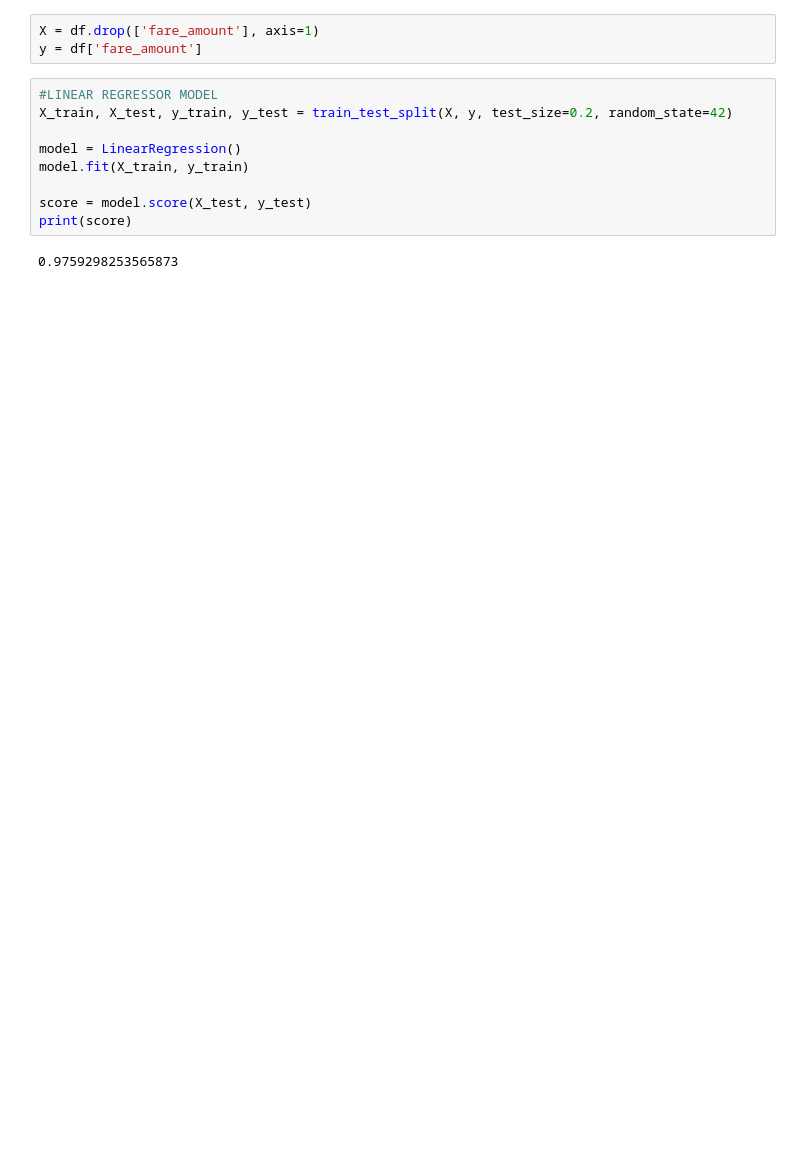
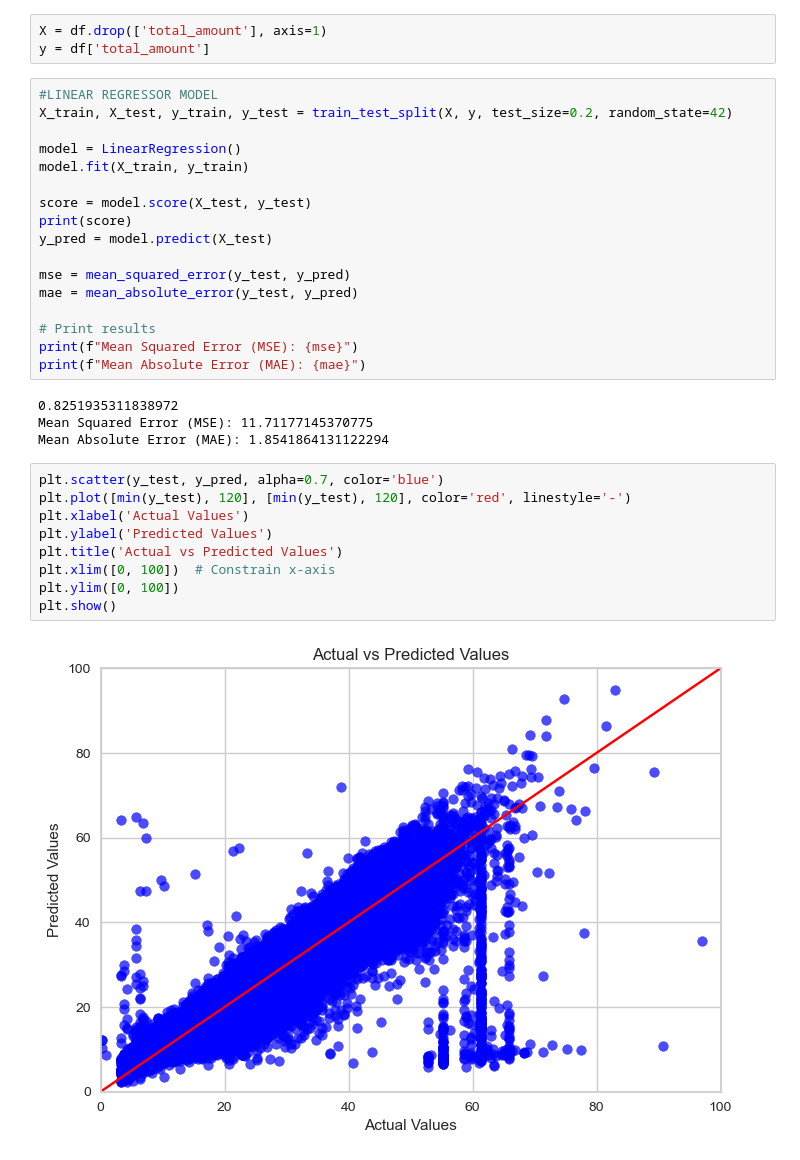
Before and after one commit to BrembillaNiccolo/MLFinalProjectUIC, a Jupyter notebook: Preprocessing2/RegressionModels.ipynb, the cells around one changed output. Drawn from its saved outputs; the diff is of its cells as text; blank space fills up the shorter version.

Commit message:
Regression Models on new PreProcessing

```diff
--- a/Preprocessing2/RegressionModels.ipynb
+++ b/Preprocessing2/RegressionModels.ipynb
@@ -63,6 +73,6 @@ else:
 # %%
-X = df.drop(['fare_amount'], axis=1)
-y = df['fare_amount']
+X = df.drop(['total_amount'], axis=1)
+y = df['total_amount']
 # %%
 #LINEAR REGRESSOR MODEL
 X_train, X_test, y_train, y_test = train_test_split(X, y, test_size=0.2, random_state=42)
@@ -72,5 +82,26 @@ model.fit(X_train, y_train)
 
 score = model.score(X_test, y_test)
 print(score)
+y_pred = model.predict(X_test)
+
+mse = mean_squared_error(y_test, y_pred)
+mae = mean_absolute_error(y_test, y_pred)
+
+# Print results
+print(f"Mean Squared Error (MSE): {mse}")
+print(f"Mean Absolute Error (MAE): {mae}")
 # %% [output]
-0.9759298253565873
+0.8251935311838972
+Mean Squared Error (MSE): 11.71177145370775
+Mean Absolute Error (MAE): 1.8541864131122294
+# %%
+plt.scatter(y_test, y_pred, alpha=0.7, color='blue')
+plt.plot([min(y_test), 120], [min(y_test), 120], color='red', linestyle='-')
+plt.xlabel('Actual Values')
+plt.ylabel('Predicted Values')
+plt.title('Actual vs Predicted Values')
+plt.xlim([0, 100])  # Constrain x-axis
+plt.ylim([0, 100])
+plt.show()
+# %% [output]
+[figure, added]
```
Also changed, not shown: parts of 11 cells of this notebook, 2 other files.
